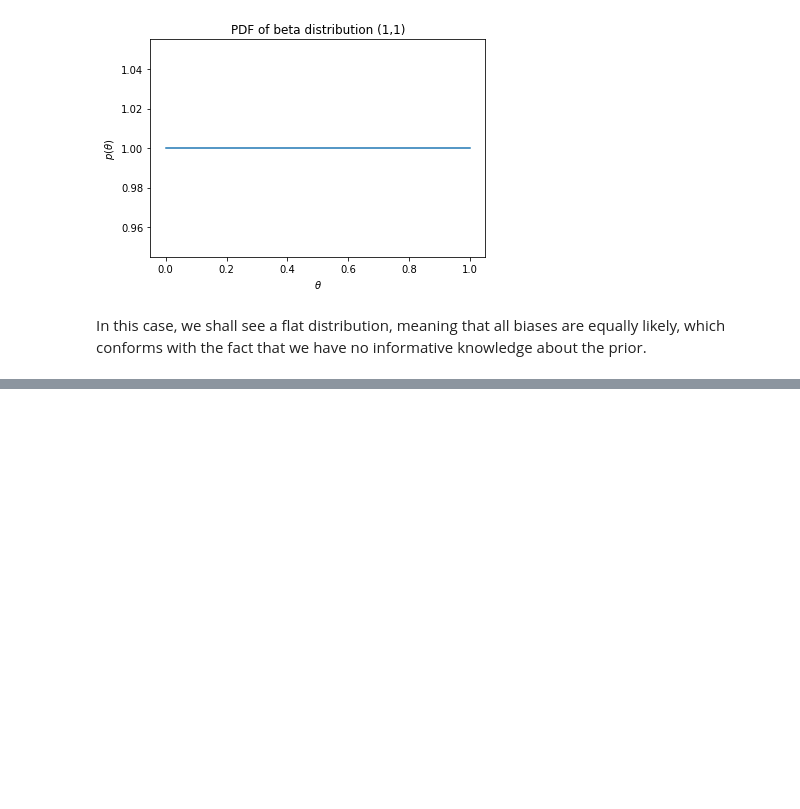
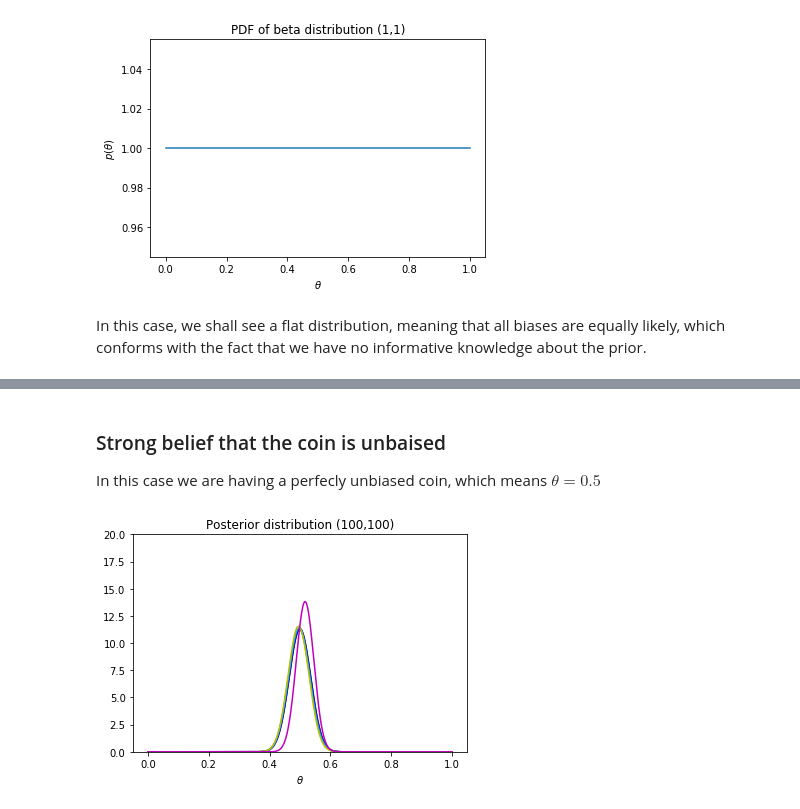
Before and after one commit to gentsk77/EECS491, a Jupyter notebook: Assignments/A1/EECS491-A1-yxs626.ipynb, the cells around one changed output, grey strips where cells are left out. Cells and saved outputs as stored; diff of their text form; code cells hidden in the pictures; blank space fills up the shorter version.

```diff
--- a/Assignments/A1/EECS491-A1-yxs626.ipynb
+++ b/Assignments/A1/EECS491-A1-yxs626.ipynb
@@ -355,0 +420,7 @@ In this case, we shall see a flat distribution, meaning that all biases are equa
+# %% [markdown]
+### Strong belief that the coin is unbaised
+In this case we are having a perfecly unbiased coin, which means $\theta = 0.5$
+# %%
+__posterior_overlay__(100, 100, 0.5)
+# %% [output]
+[figure, added]
```
Also changed, not shown: parts of 10 cells of this notebook.
